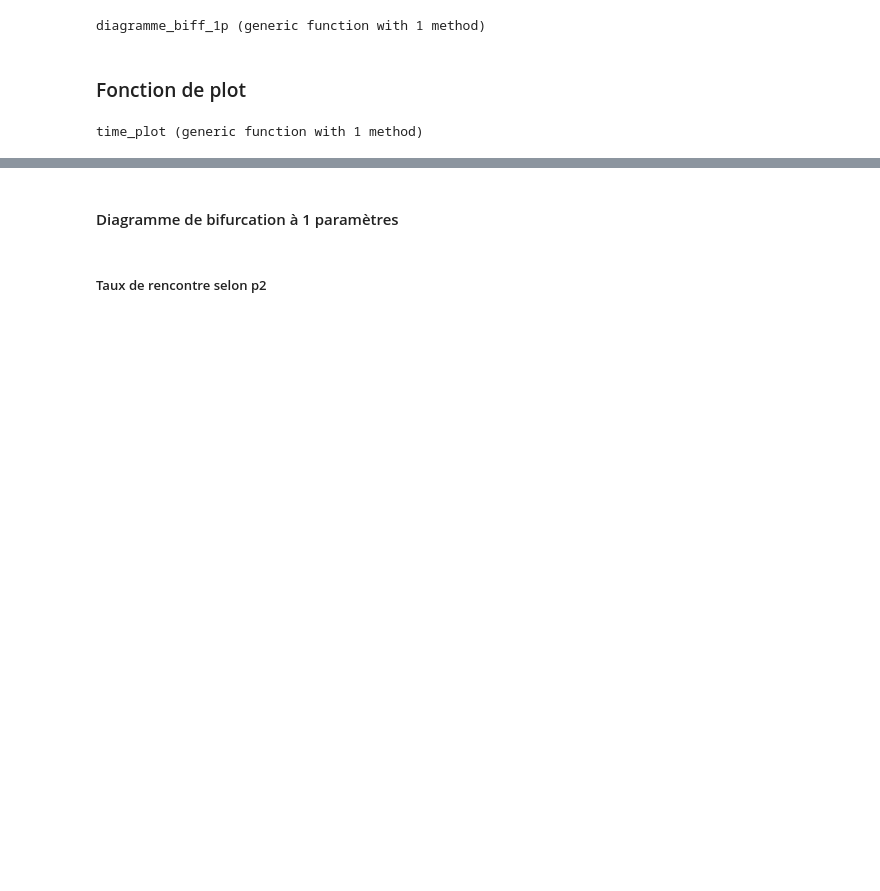
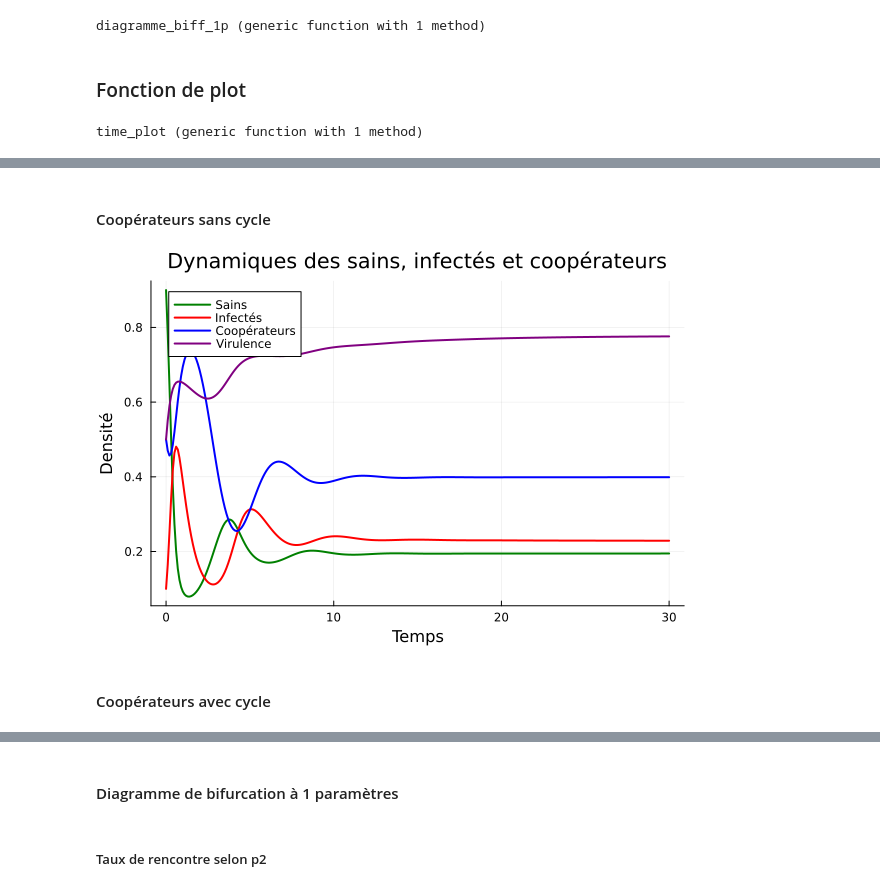
Before and after one commit to C-Monaury/Newborn_vaccination_evo_behavior_model, a Jupyter notebook: Julia/Julia_bauch.ipynb, the cells around one changed output, grey strips where cells are left out. Drawn from its saved outputs; the diff is of its cells as text; code cells hidden in the pictures; blank space fills up the shorter version.

```diff
--- a/Julia/Julia_bauch.ipynb
+++ b/Julia/Julia_bauch.ipynb
@@ -846,2 +705,31 @@ Closest candidates are:
+# %% [markdown]
+#### Coopérateurs sans cycle
+# %%
+
+ptime_serie =ParTime(tspan = (0,30))
+param_basic2 = parma_evo_comp(vit1 =7.5,kappa = 0.1,p1 = 15,p2 = 0.5,var =0.1)
+sol = sim_mod(iniv ,param_basic2 ,ptime_serie,Vern9() )
+
+x = sol.time
+
+y1 = sol.S
+y2 = sol.I
+y3 = sol.x
+y4 = sol.v
+
+# Création du graphique
+plt = plot(x, y1, label="Sains", color="green", linewidth=2)
+plot!(x, y2, label="Infectés", color="red", linewidth=2)
+plot!(x, y3, label="Coopérateurs", color="blue", linewidth=2)
+plot!(x, y4, label="Virulence", color="purple", linewidth=2)
+
+# Ajout du titre et des labels
+title!("Dynamiques des sains, infectés et coopérateurs")
+xlabel!("Temps")
+ylabel!("Densité")
+# %% [output]
+[figure, added]
+# %% [markdown]
+#### Coopérateurs avec cycle
 # %%
 
```
Also changed, not shown: parts of 80 cells of this notebook, 1 other file.
